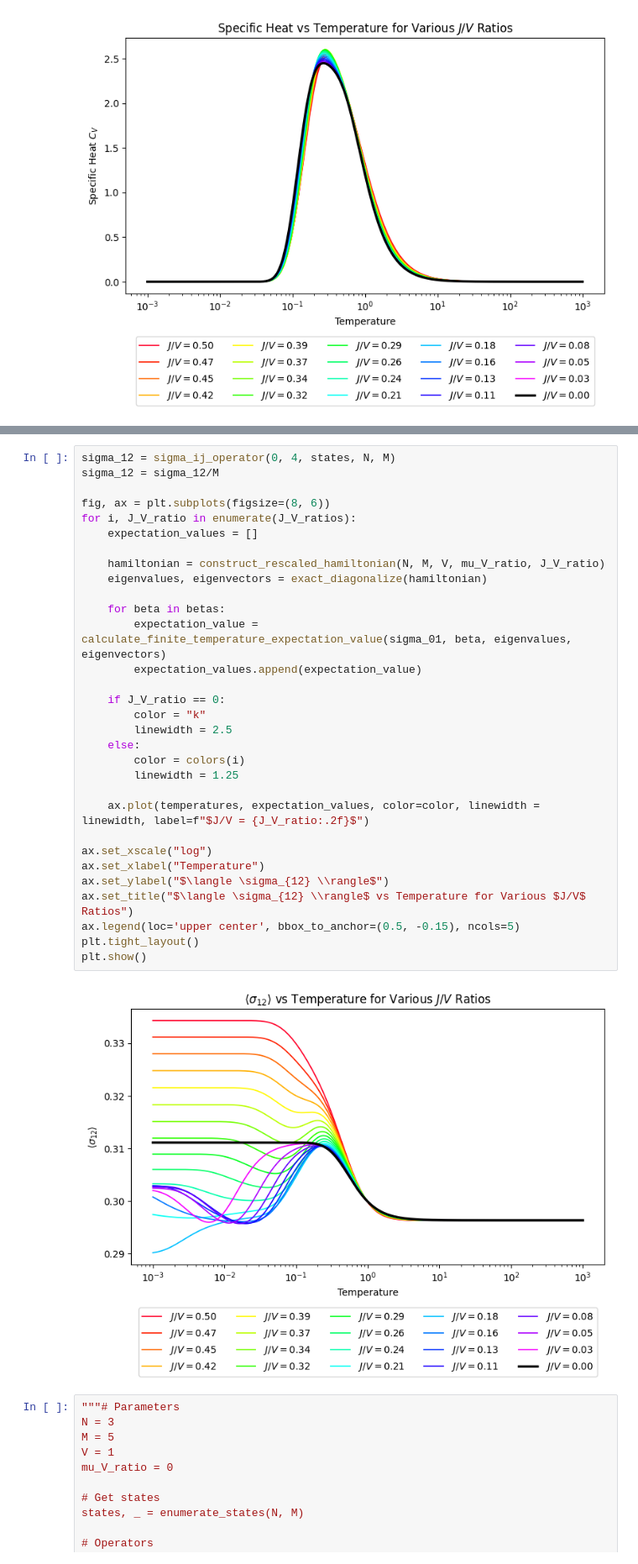
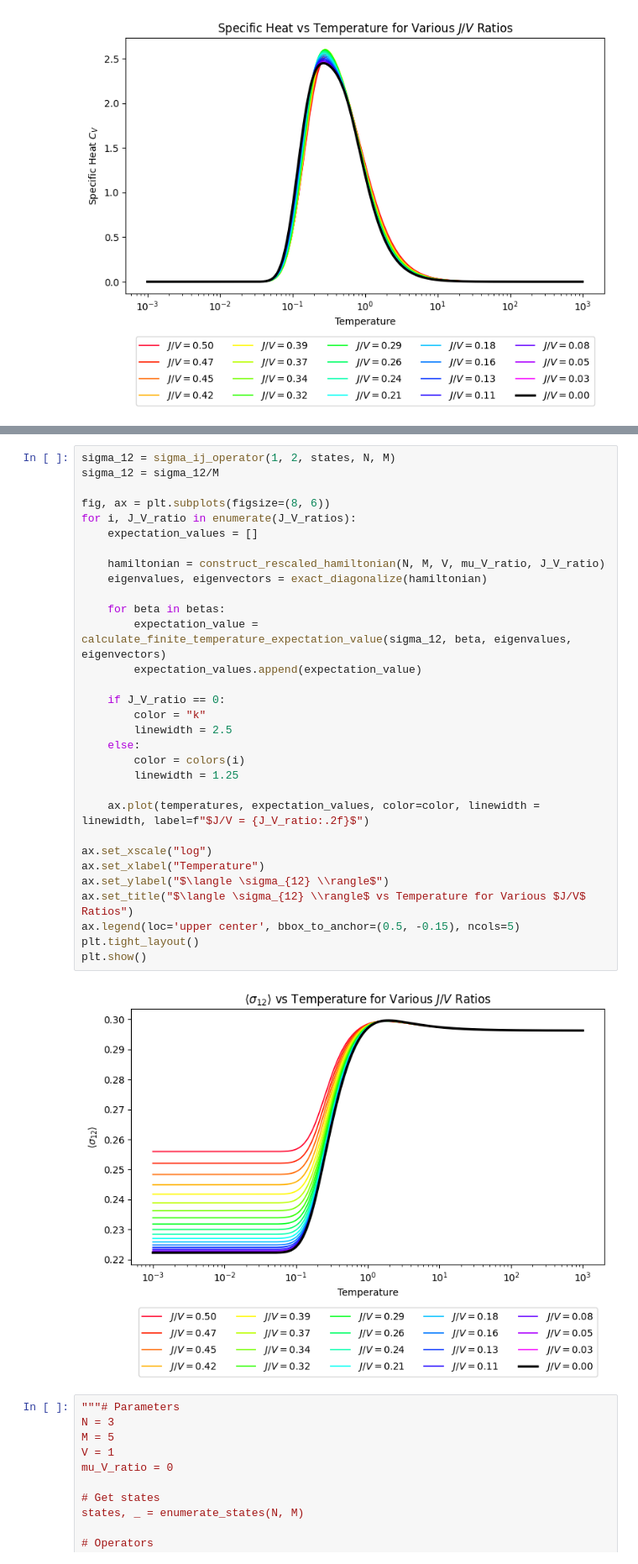
Before and after one commit to jwdesroches/synthetic_dimensions, a Jupyter notebook: finite_temperature/finite_temperature.ipynb, the cells around one changed output, grey strips where cells are left out. Shown at 84% size. Cells and saved outputs as stored; diff of their text form.

```diff
--- a/finite_temperature/finite_temperature.ipynb
+++ b/finite_temperature/finite_temperature.ipynb
@@ -198,36 +137,36 @@ plt.show()
 # %%
-sigma_12 = sigma_ij_operator(0, 4, states, N, M)
+sigma_12 = sigma_ij_operator(1, 2, states, N, M)
 sigma_12 = sigma_12/M
 
 fig, ax = plt.subplots(figsize=(8, 6))
 for i, J_V_ratio in enumerate(J_V_ratios):
     expectation_values = []
 
     hamiltonian = construct_rescaled_hamiltonian(N, M, V, mu_V_ratio, J_V_ratio)
     eigenvalues, eigenvectors = exact_diagonalize(hamiltonian)
 
     for beta in betas:
-        expectation_value = calculate_finite_temperature_expectation_value(sigma_01, beta, eigenvalues, eigenvectors)
+        expectation_value = calculate_finite_temperature_expectation_value(sigma_12, beta, eigenvalues, eigenvectors)
         expectation_values.append(expectation_value)
 
     if J_V_ratio == 0:
         color = "k"
         linewidth = 2.5
     else:
         color = colors(i)
         linewidth = 1.25
 
     ax.plot(temperatures, expectation_values, color=color, linewidth = linewidth, label=f"$J/V = {J_V_ratio:.2f}$")
 
 ax.set_xscale("log")
 ax.set_xlabel("Temperature")
 ax.set_ylabel("$\langle \sigma_{12} \\rangle$")
 ax.set_title("$\langle \sigma_{12} \\rangle$ vs Temperature for Various $J/V$ Ratios")
 ax.legend(loc='upper center', bbox_to_anchor=(0.5, -0.15), ncols=5)
 plt.tight_layout()
 plt.show()
 # %% [output]
-[figure, old version]
+[figure, new version]
 # %%
 """# Parameters
 N = 3
```
Also changed, not shown: parts of 2 cells of this notebook, 3 other files.
